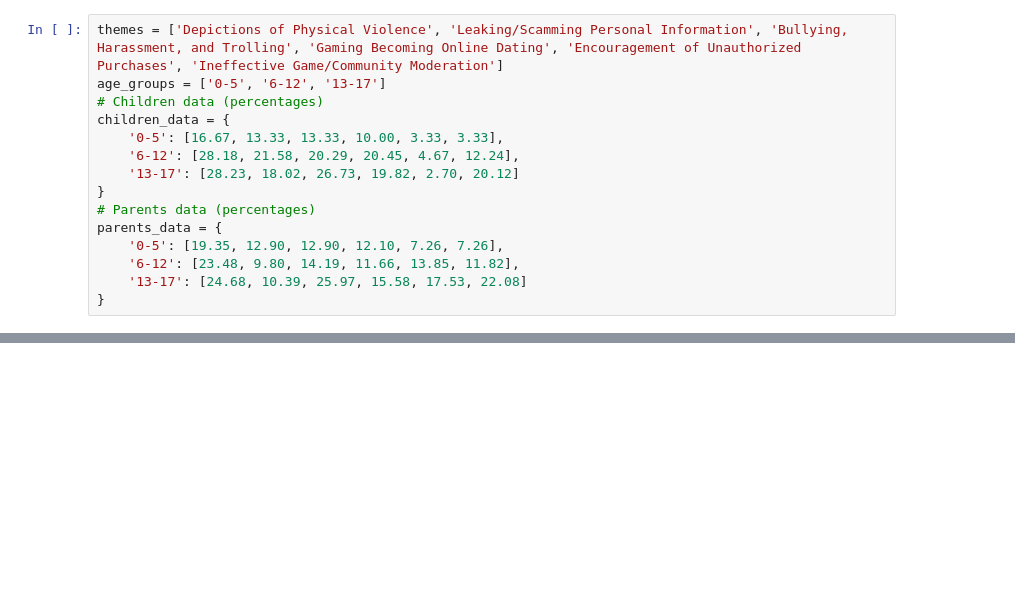
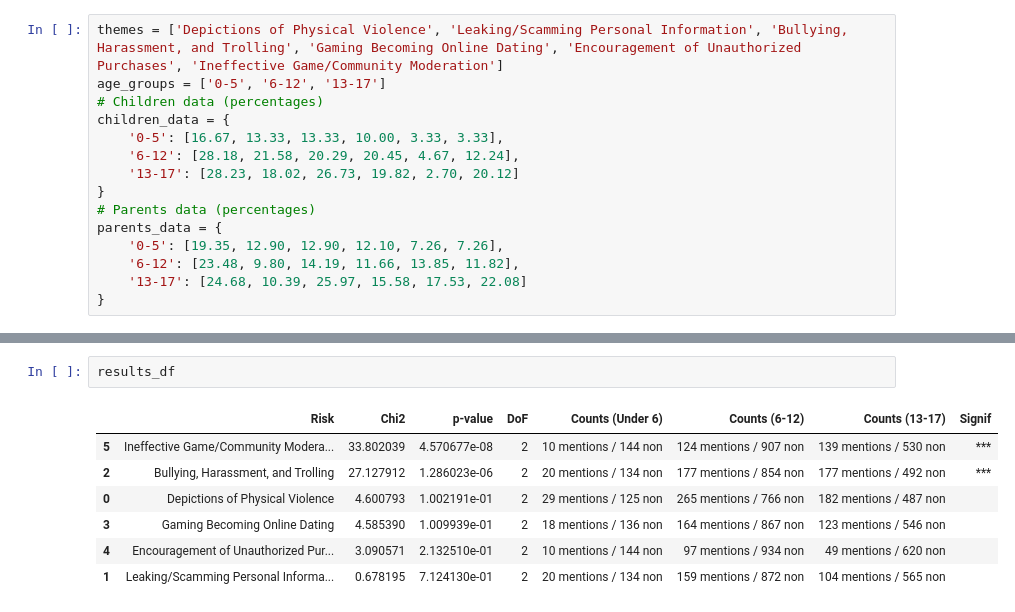
Before and after one commit to keyanUB/CommenSense_Analysis, a Jupyter notebook: sample/age.ipynb, the cells around one changed output, grey strips where cells are left out. Cells and saved outputs as stored; diff of their text form; blank space fills up the shorter version.

```diff
--- a/sample/age.ipynb
+++ b/sample/age.ipynb
@@ -383,0 +603,10 @@ plt.show()
+# %%
+results_df
+# %% [output]
+|  | Risk | Chi2 | p-value | DoF | Counts (Under 6) | Counts (6-12) | Counts (13-17) | Signif |
+| 5 | Ineffective Game/Community Modera... | 33.802039 | 4.570677e-08 | 2 | 10 mentions / 144 non | 124 mentions / 907 non | 139 mentions / 530 non | *** |
+| 2 | Bullying, Harassment, and Trolling | 27.127912 | 1.286023e-06 | 2 | 20 mentions / 134 non | 177 mentions / 854 non | 177 mentions / 492 non | *** |
+| 0 | Depictions of Physical Violence | 4.600793 | 1.002191e-01 | 2 | 29 mentions / 125 non | 265 mentions / 766 non | 182 mentions / 487 non |  |
+| 3 | Gaming Becoming Online Dating | 4.585390 | 1.009939e-01 | 2 | 18 mentions / 136 non | 164 mentions / 867 non | 123 mentions / 546 non |  |
+| 4 | Encouragement of Unauthorized Pur... | 3.090571 | 2.132510e-01 | 2 | 10 mentions / 144 non | 97 mentions / 934 non | 49 mentions / 620 non |  |
+| 1 | Leaking/Scamming Personal Informa... | 0.678195 | 7.124130e-01 | 2 | 20 mentions / 134 non | 159 mentions / 872 non | 104 mentions / 565 non |  |
```
Also changed, not shown: parts of 21 cells of this notebook, 8 other files.
